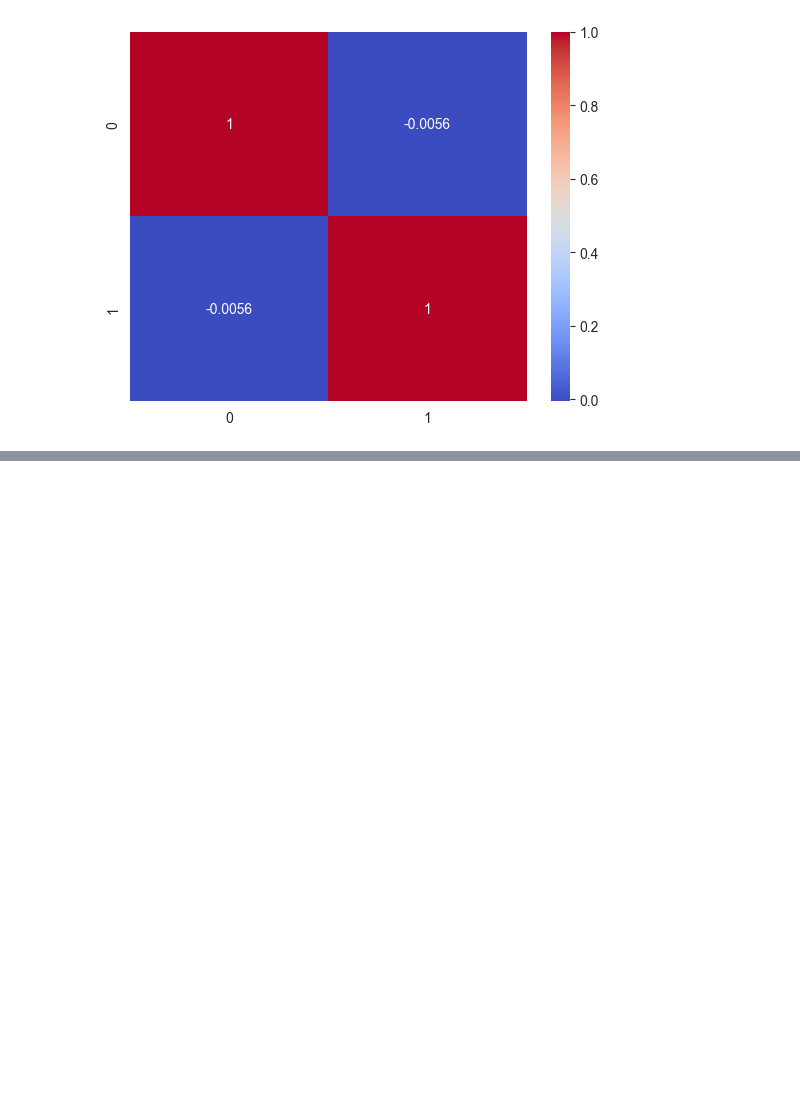
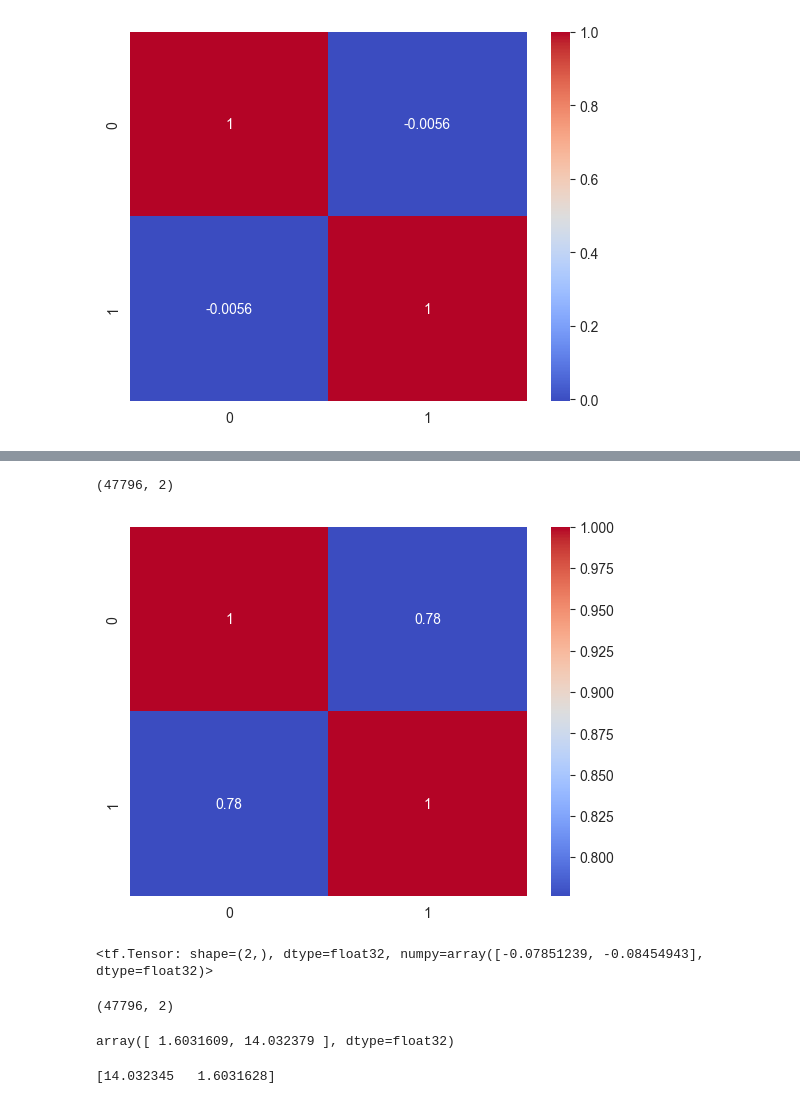
Before and after one commit to oyew707/voice_separation_hmm_ica, a Jupyter notebook: lab.ipynb, the cells around one changed output, grey strips where cells are left out. Drawn from its saved outputs; the diff is of its cells as text; code cells hidden in the pictures; blank space fills up the shorter version.

```diff
--- a/lab.ipynb
+++ b/lab.ipynb
@@ -354,0 +369,13 @@ tf.reduce_sum(hmica.hmm.pi)
+# %%
+from sklearn.decomposition import FastICA
+transformer = FastICA(n_components=2,
+        random_state=0,
+        whiten=False)
+# %%
+reconstructed_sources2 = transformer.fit_transform(x.astype('float32').T)
+reconstructed_sources2 /= np.max(np.abs(reconstructed_sources2), axis=0) # Rescale the output to audio range (-1 to 1)
+# %%
+print(reconstructed_sources2.shape)
+assert True, "Stop"
+# %% [output]
+(47796, 2)
@@ -354,0 +387,30 @@ tf.reduce_sum(hmica.hmm.pi)
+# %%
+# Correlation between estimated Source
+corr_matrix = np.corrcoef(reconstructed_sources2.T)
+
+# Create the heatmap
+sns.heatmap(corr_matrix, annot=True, cmap="coolwarm")
+plt.show()
+# %% [output]
+[figure, added]
+# %%
+original_sources = tf.convert_to_tensor(np.vstack((source_2, source_1)))
+# reconstructed_sources2 = tf.convert_to_tensor(reconstructed_sources2.astype(np.float32))
+snr = signal_to_noise_ratio(tf.transpose(original_sources), reconstructed_sources2)
+snr
+# %% [output]
+<tf.Tensor: shape=(2,), dtype=float32, numpy=array([-0.07851239, -0.08454943], dtype=float32)>
+# %%
+reconstructed_sources2.shape
+# %% [output]
+(47796, 2)
+# %%
+
+sdr = signal_to_distortion_ratio(tf.transpose(original_sources), reconstructed_sources2)
+sdr
+# %% [output]
+array([ 1.6031609, 14.032379 ], dtype=float32)
+# %%
+print(sdr)
+# %% [output]
+[14.032345   1.6031628]
```
Also changed, not shown: parts of 16 cells of this notebook, 1 other file.
